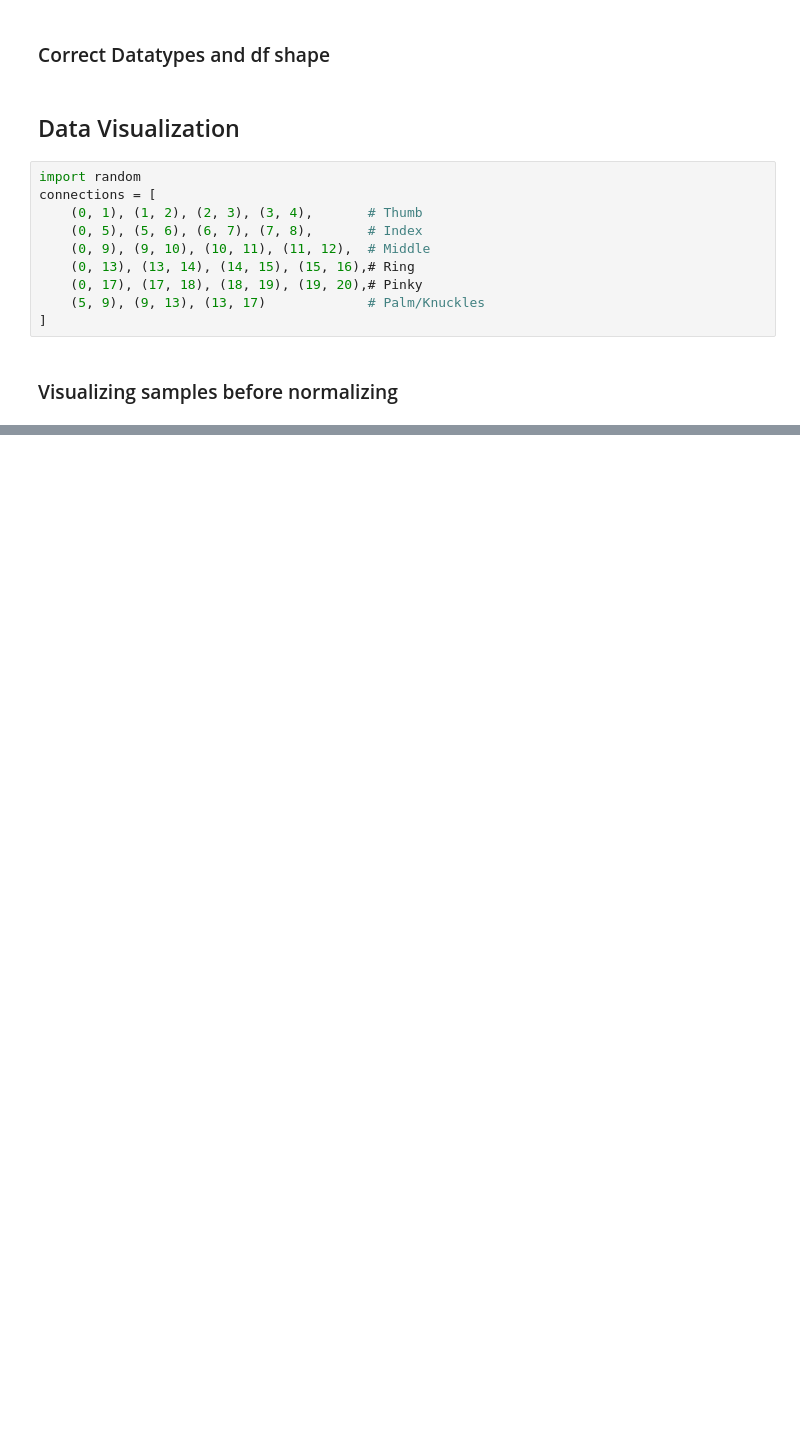
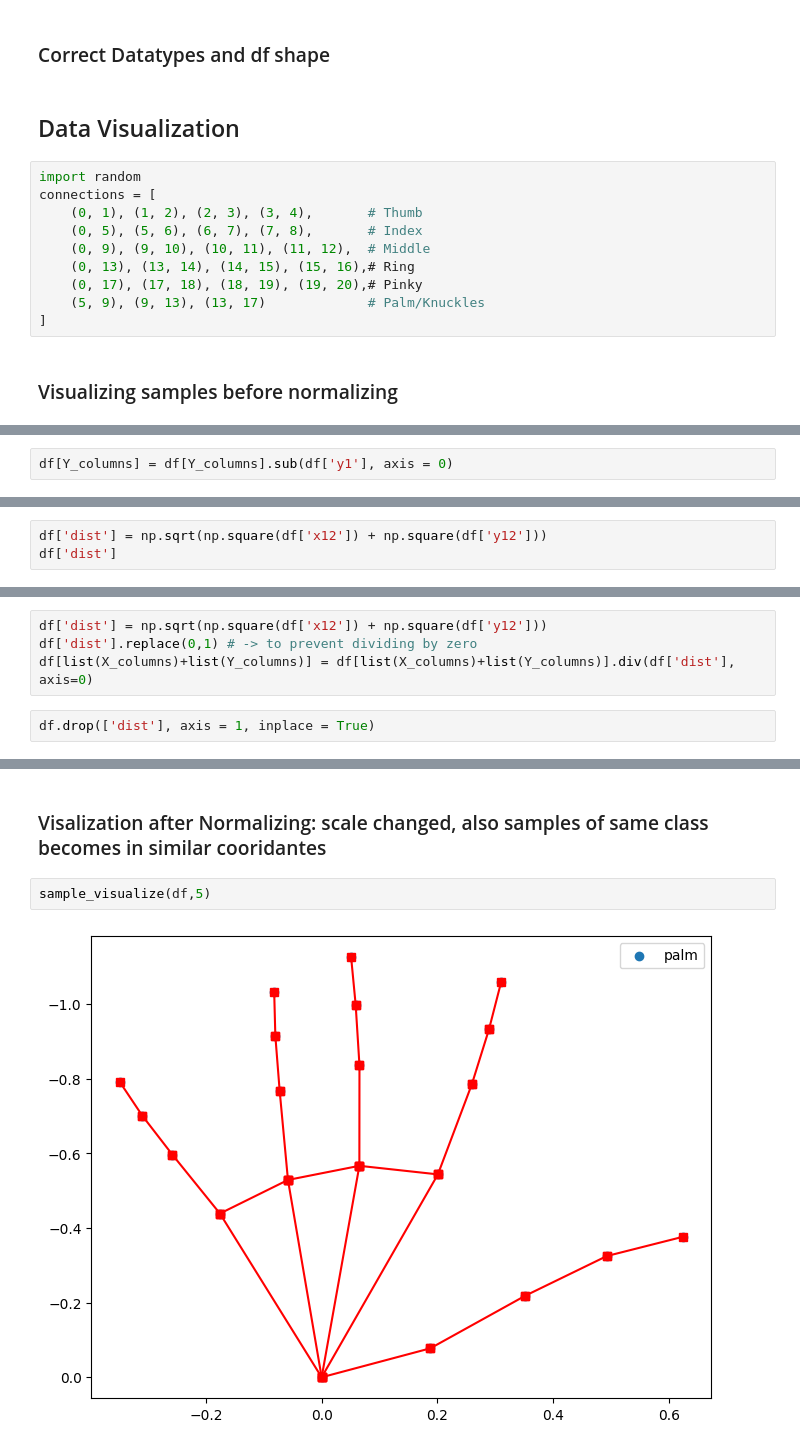
Before and after one commit to Ahmed9Elsayed/HandGesture-Recognizer, a Jupyter notebook: ML_project.ipynb, the cells around one changed output, grey strips where cells are left out. Cells and saved outputs as stored; diff of their text form; blank space fills up the shorter version.

```diff
--- a/ML_project.ipynb
+++ b/ML_project.ipynb
@@ -124,0 +147,2 @@ plt.xticks(rotation = 90)
+# %%
+df[Y_columns] = df[Y_columns].sub(df['y1'], axis = 0)
@@ -124,0 +170,3 @@ plt.xticks(rotation = 90)
+# %%
+df['dist'] = np.sqrt(np.square(df['x12']) + np.square(df['y12']))
+df['dist']
@@ -124,0 +188,6 @@ plt.xticks(rotation = 90)
+# %%
+df['dist'] = np.sqrt(np.square(df['x12']) + np.square(df['y12']))
+df['dist'].replace(0,1) # -> to prevent dividing by zero
+df[list(X_columns)+list(Y_columns)] = df[list(X_columns)+list(Y_columns)].div(df['dist'], axis=0)
+# %%
+df.drop(['dist'], axis = 1, inplace = True)
@@ -124,0 +210,6 @@ plt.xticks(rotation = 90)
+# %% [markdown]
+### Visalization after Normalizing: scale changed, also samples of same class becomes in similar cooridantes
+# %%
+sample_visualize(df,5)
+# %% [output]
+[figure, added]
```
Also changed, not shown: parts of 23 cells of this notebook.
